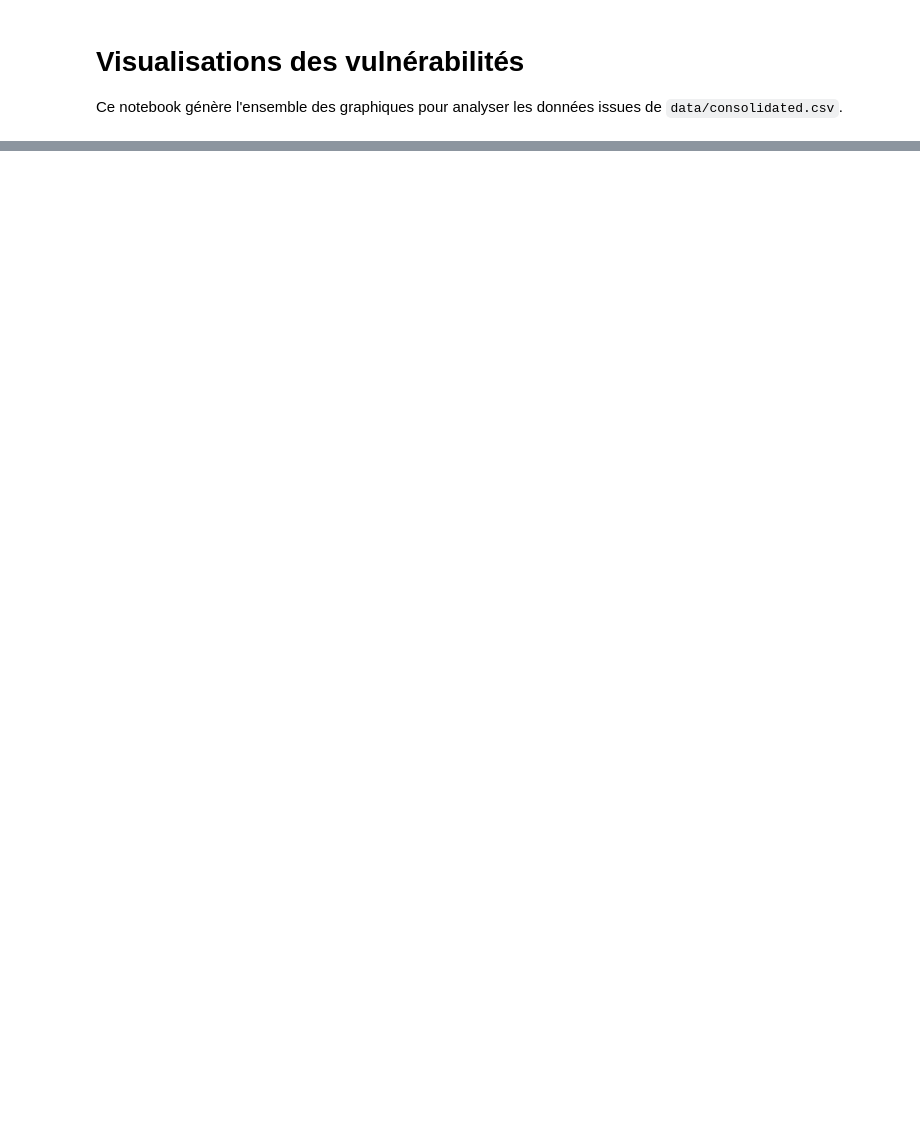
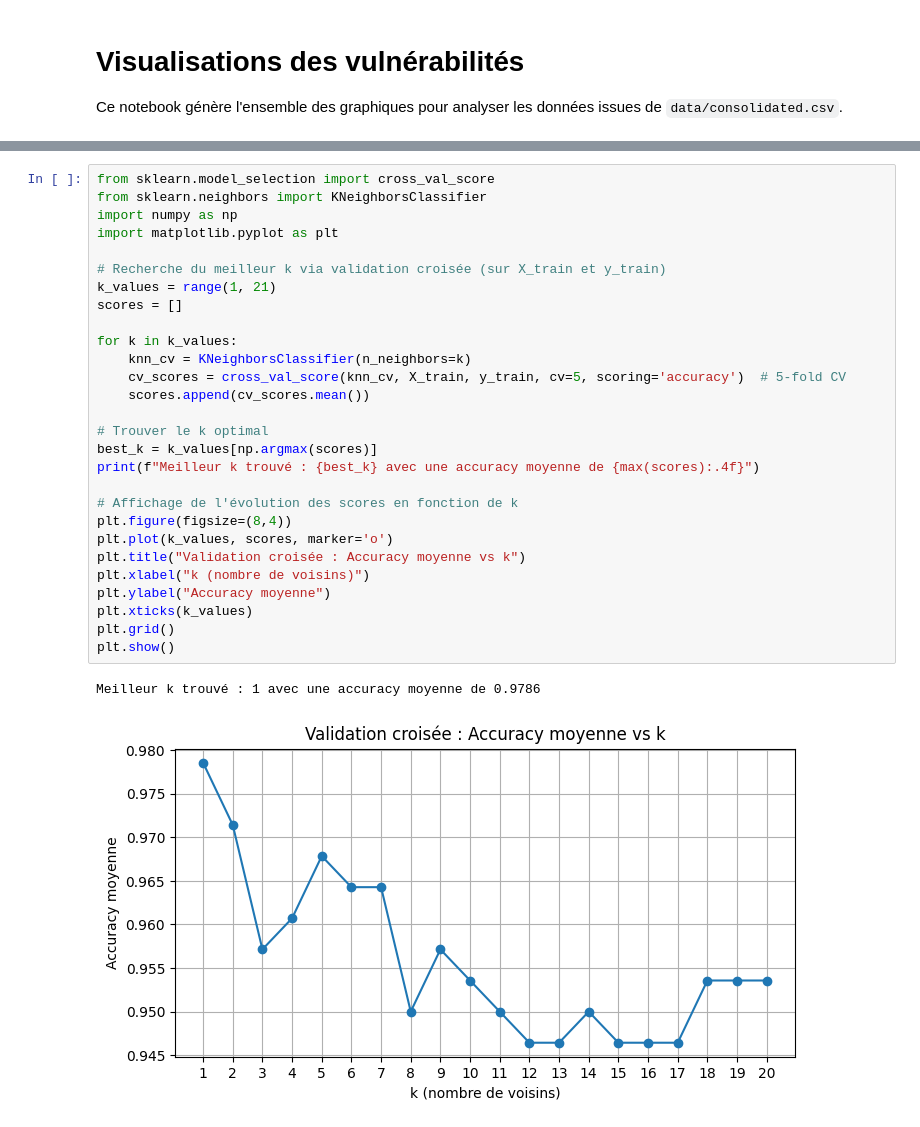
Before and after one commit to totolezozo/Project-Mastercamp, a Jupyter notebook: notebooks/visualizations.ipynb, the cells around one changed output, grey strips where cells are left out. Drawn from its saved outputs; the diff is of its cells as text; blank space fills up the shorter version.

```diff
--- a/notebooks/visualizations.ipynb
+++ b/notebooks/visualizations.ipynb
@@ -282 +217,32 @@ Accuracy :  0.9571428571428572
+# %%
+from sklearn.model_selection import cross_val_score
+from sklearn.neighbors import KNeighborsClassifier
+import numpy as np
+import matplotlib.pyplot as plt
+
+# Recherche du meilleur k via validation croisée (sur X_train et y_train)
+k_values = range(1, 21)
+scores = []
+
+for k in k_values:
+    knn_cv = KNeighborsClassifier(n_neighbors=k)
+    cv_scores = cross_val_score(knn_cv, X_train, y_train, cv=5, scoring='accuracy')  # 5-fold CV
+    scores.append(cv_scores.mean())
+
+# Trouver le k optimal
+best_k = k_values[np.argmax(scores)]
+print(f"Meilleur k trouvé : {best_k} avec une accuracy moyenne de {max(scores):.4f}")
+
+# Affichage de l'évolution des scores en fonction de k
+plt.figure(figsize=(8,4))
+plt.plot(k_values, scores, marker='o')
+plt.title("Validation croisée : Accuracy moyenne vs k")
+plt.xlabel("k (nombre de voisins)")
+plt.ylabel("Accuracy moyenne")
+plt.xticks(k_values)
+plt.grid()
+plt.show()
+# %% [output]
+Meilleur k trouvé : 1 avec une accuracy moyenne de 0.9786
+[figure, added]
 # %%
```
Also changed, not shown: parts of 28 cells of this notebook, 2 other files.
